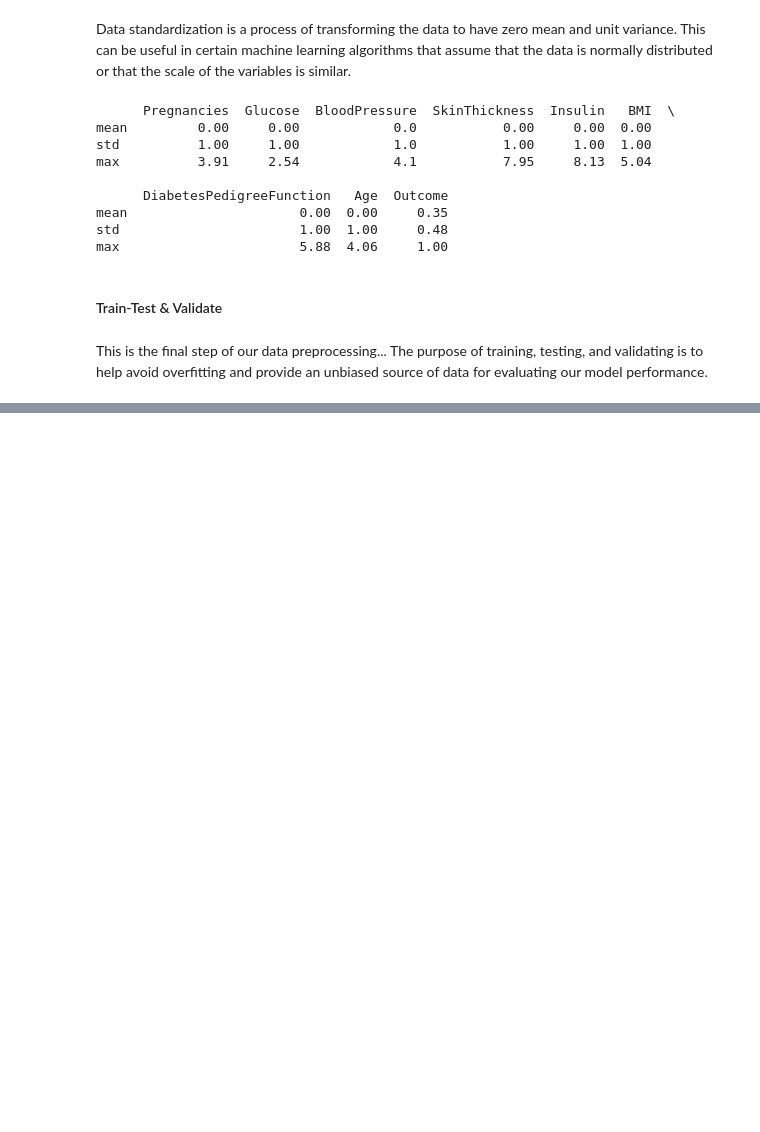
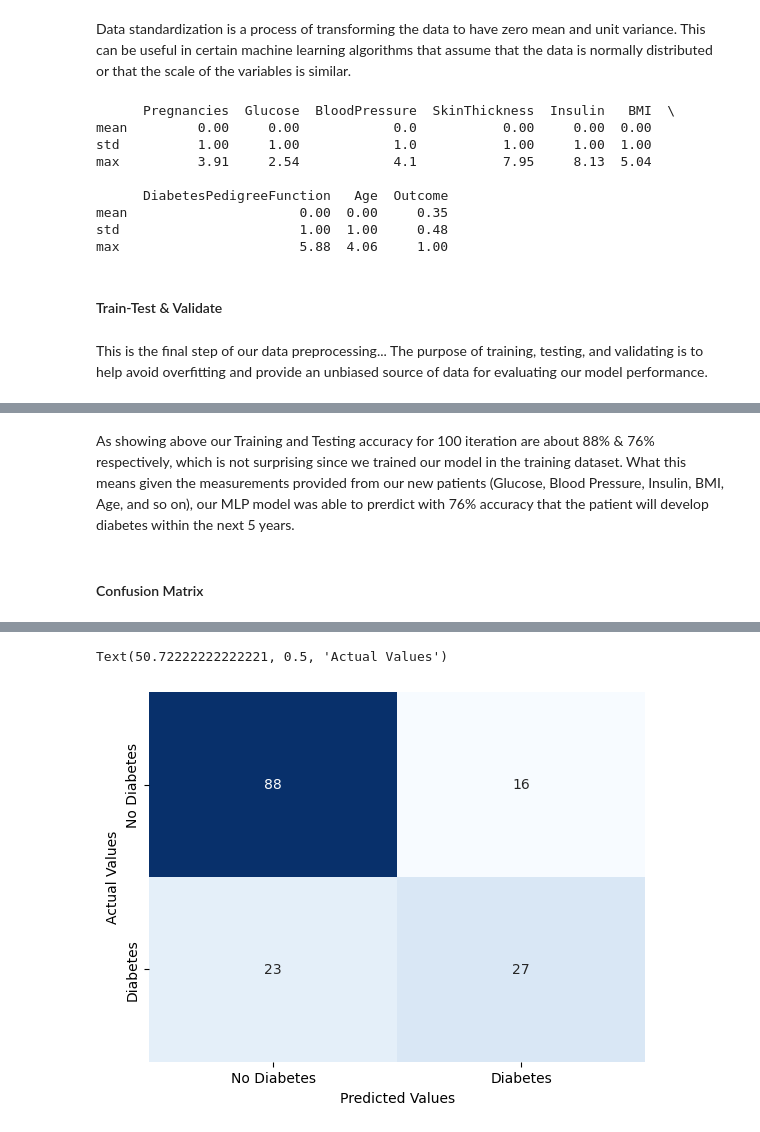
Before and after one commit to Bywani/diabetes_prediction, a Jupyter notebook: diabetes_prediction.ipynb, the cells around one changed output, grey strips where cells are left out. Cells and saved outputs as stored; diff of their text form; code cells hidden in the pictures; blank space fills up the shorter version.

Commit message:
Added MLP Model & Visualizations

```diff
--- a/diabetes_prediction.ipynb
+++ b/diabetes_prediction.ipynb
@@ -293,6 +295,6 @@ This is the final step of our data preprocessing... The purpose of training, tes
 X = df.drop('Outcome', axis = 1)
 y = df['Outcome']
 
-X_train, x_test, y_train, y_test = train_test_split(X, y, test_size = 0.2)
+X_train, X_test, y_train, y_test = train_test_split(X, y, test_size = 0.2)
 X_train, X_val, y_train, y_val = train_test_split(X_train, y_train, test_size = 0.2)
 # %% [markdown]
@@ -310,0 +325,8 @@ model.add(Dense(1, activation = 'sigmoid'))
+# %%
+# Model Compilation
+model.compile(optimizer = 'adam',
+             loss = 'binary_crossentropy',
+             metrics = ['accuracy'])
+# %%
+# Model training for 200 epochs
+model.fit(X_train, y_train, epochs = 200)
@@ -310,0 +369,15 @@ model.add(Dense(1, activation = 'sigmoid'))
+# %% [markdown]
+As showing above our Training and Testing accuracy for 100 iteration are about 88% & 76% respectively, which is not surprising since we trained our model in the training dataset. What this means given the measurements provided from our new patients (Glucose, Blood Pressure, Insulin, BMI, Age, and so on), our MLP model was able to prerdict with 76% accuracy that the patient will develop diabetes within the next 5 years.
+# %% [markdown]
+#### Confusion Matrix
+# %%
+# We will use confusion matrix  to understand our model performance more
+y_test_pred = (model.predict(X_test) > 0.5).astype('int32')
+c_matrix = confusion_matrix(y_test, y_test_pred)
+ax = sns.heatmap(c_matrix, annot = True,
+                xticklabels = ['No Diabetes', 'Diabetes'],
+                yticklabels = ['No Diabetes', 'Diabetes'],
+                cbar = False, cmap = 'Blues')
+ax.set_xlabel('Predicted Values')
+ax.set_ylabel('Actual Values')
+# %% [output]
@@ -310,0 +386,2 @@ model.add(Dense(1, activation = 'sigmoid'))
+Text(50.72222222222221, 0.5, 'Actual Values')
+[figure, added]
```
Also changed, not shown: parts of 14 cells of this notebook.
